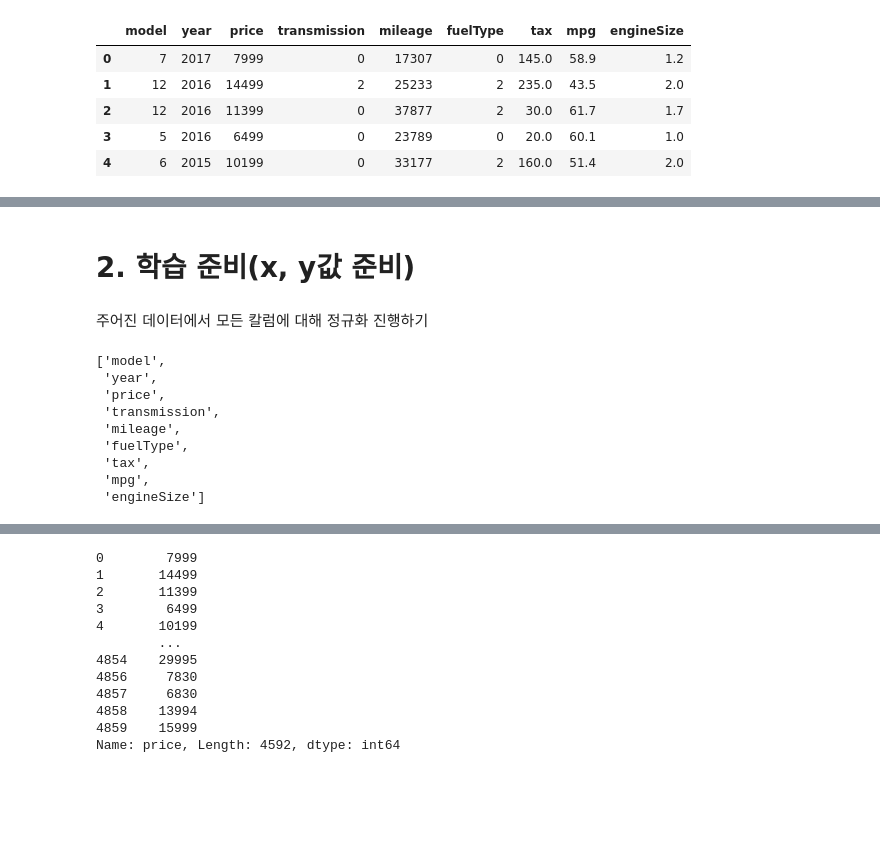
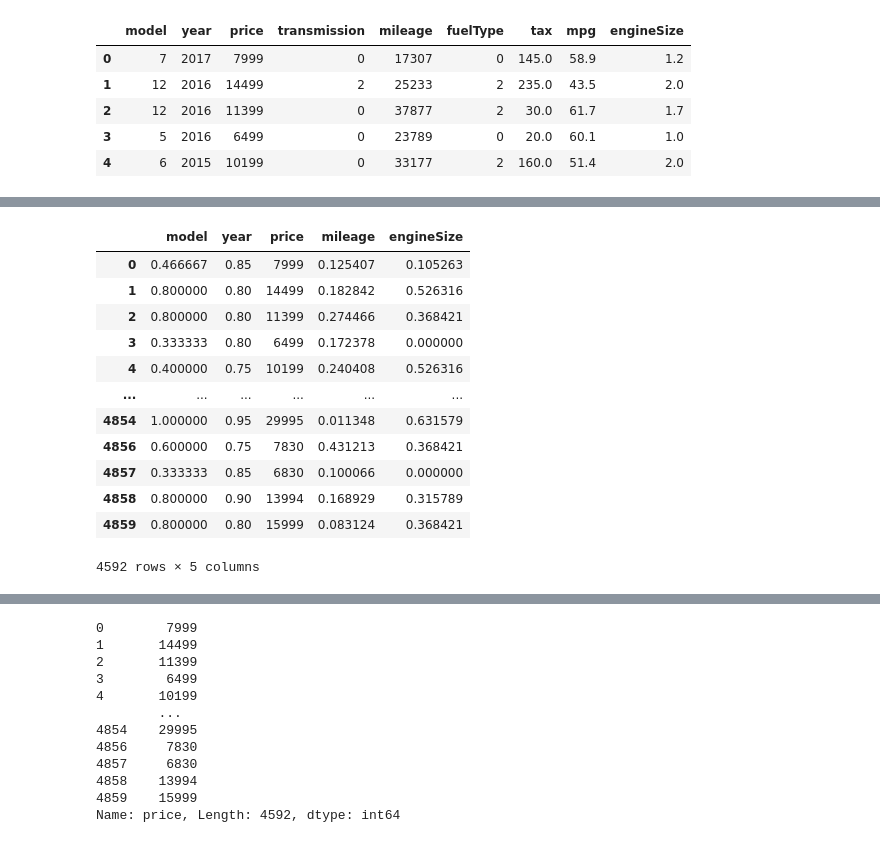
Before and after one commit to khan1652/AI, a Jupyter notebook: ML_2차시_회귀(중고차).ipynb, the cells around one changed output, grey strips where cells are left out. Cells and saved outputs as stored; diff of their text form; code cells hidden in the pictures; blank space fills up the shorter version.

```diff
--- a/ML_2차시_회귀(중고차).ipynb
+++ b/ML_2차시_회귀(중고차).ipynb
@@ -56,16 +16,0 @@ https://kkokkilkon.tistory.com/175
-# %% [markdown]
-# 2. 학습 준비(x, y값 준비)
-# %% [markdown]
-주어진 데이터에서 모든 칼럼에 대해 정규화 진행하기
-# %%
-list(df.columns)
-# %% [output]
-['model',
- 'year',
- 'price',
- 'transmission',
- 'mileage',
- 'fuelType',
- 'tax',
- 'mpg',
- 'engineSize']
@@ -72 +22,17 @@ list(df.columns)
+# %%
+df
+# %% [output]
+|  | model | year | price | mileage | engineSize |
+| 0 | 0.466667 | 0.85 | 7999 | 0.125407 | 0.105263 |
+| 1 | 0.800000 | 0.80 | 14499 | 0.182842 | 0.526316 |
+| 2 | 0.800000 | 0.80 | 11399 | 0.274466 | 0.368421 |
+| 3 | 0.333333 | 0.80 | 6499 | 0.172378 | 0.000000 |
+| 4 | 0.400000 | 0.75 | 10199 | 0.240408 | 0.526316 |
+| ... | ... | ... | ... | ... | ... |
+| 4854 | 1.000000 | 0.95 | 29995 | 0.011348 | 0.631579 |
+| 4856 | 0.600000 | 0.75 | 7830 | 0.431213 | 0.368421 |
+| 4857 | 0.333333 | 0.85 | 6830 | 0.100066 | 0.000000 |
+| 4858 | 0.800000 | 0.90 | 13994 | 0.168929 | 0.315789 |
+| 4859 | 0.800000 | 0.80 | 15999 | 0.083124 | 0.368421 |
+4592 rows × 5 columns
 # %%
```
Also changed, not shown: parts of 15 cells of this notebook.
